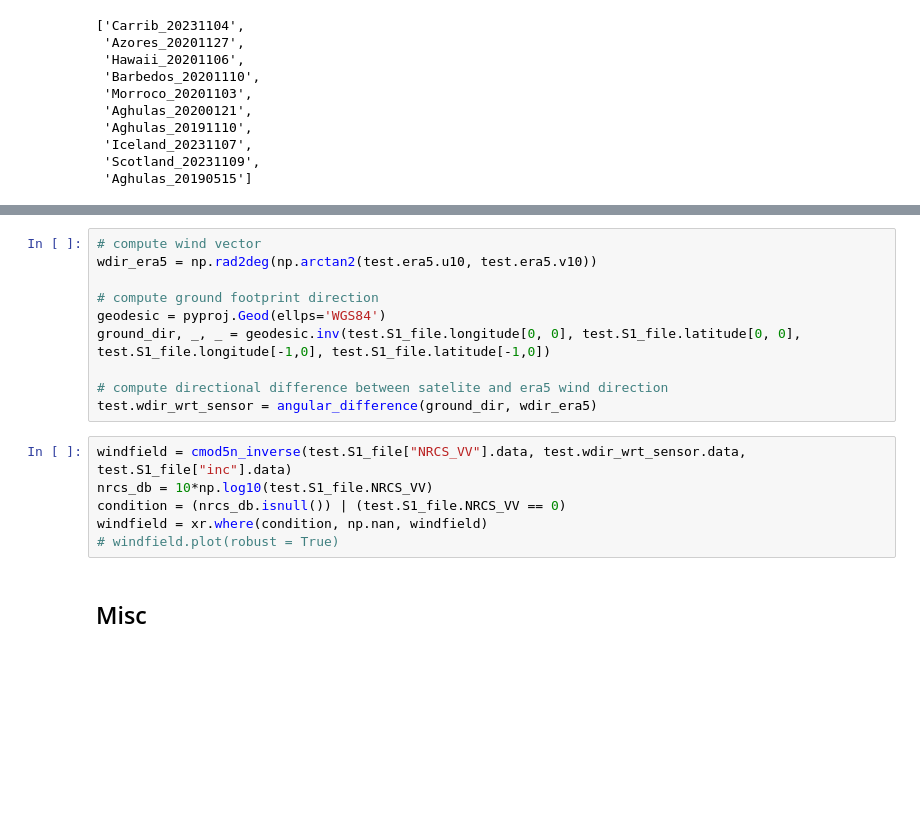
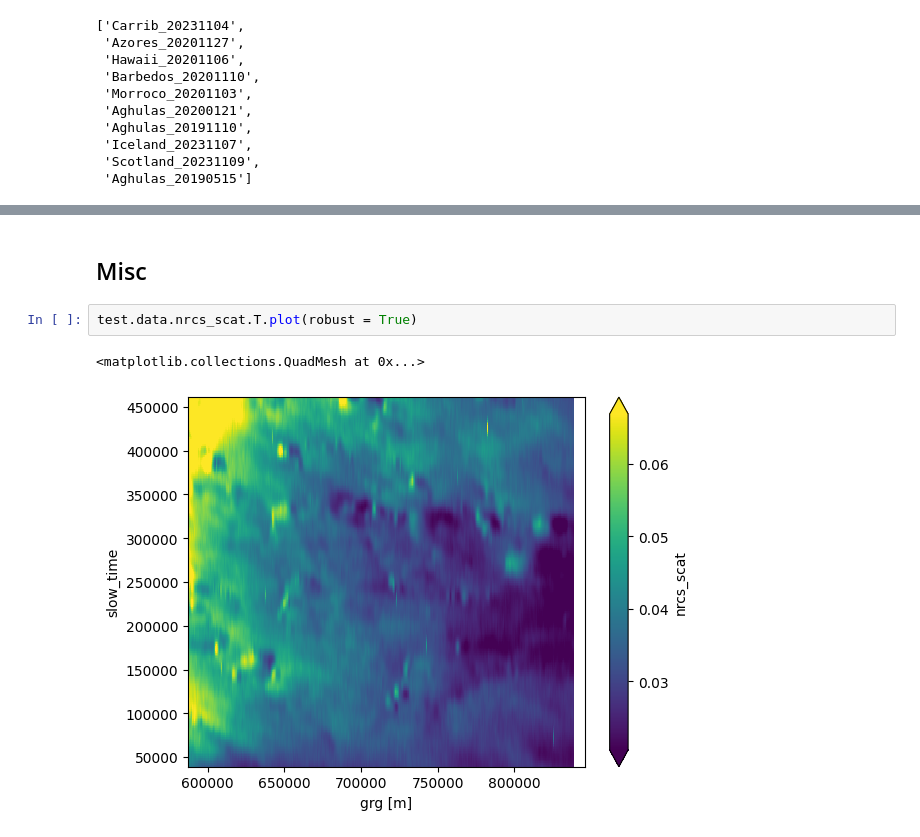
Before and after one commit to owenodriscoll/DopSCA_leakage, a Jupyter notebook: Sentinel1_analyses/process_sentinel1_chain.ipynb, the cells around one changed output, grey strips where cells are left out. Drawn from its saved outputs; the diff is of its cells as text; blank space fills up the shorter version.

```diff
--- a/Sentinel1_analyses/process_sentinel1_chain.ipynb
+++ b/Sentinel1_analyses/process_sentinel1_chain.ipynb
@@ -140,21 +77,10 @@ test.era5 = era5_interp.assign_coords(azimuth_time=era5_subset.azimuth_time, gro
-# %%
-# compute wind vector
-wdir_era5 = np.rad2deg(np.arctan2(test.era5.u10, test.era5.v10))
-
-# compute ground footprint direction
-geodesic = pyproj.Geod(ellps='WGS84')
-ground_dir, _, _ = geodesic.inv(test.S1_file.longitude[0, 0], test.S1_file.latitude[0, 0], test.S1_file.longitude[-1,0], test.S1_file.latitude[-1,0])
-
-# compute directional difference between satelite and era5 wind direction
-test.wdir_wrt_sensor = angular_difference(ground_dir, wdir_era5)
-# %%
-windfield = cmod5n_inverse(test.S1_file["NRCS_VV"].data, test.wdir_wrt_sensor.data, test.S1_file["inc"].data)
-nrcs_db = 10*np.log10(test.S1_file.NRCS_VV)
-condition = (nrcs_db.isnull()) | (test.S1_file.NRCS_VV == 0)
-windfield = xr.where(condition, np.nan, windfield)
-# windfield.plot(robust = True)
 # %% [markdown]
 ## Misc
+# %%
+test.data.nrcs_scat.T.plot(robust = True)
+# %% [output]
+<matplotlib.collections.QuadMesh at 0x...>
+[figure, added]
 # %%
 # test.data.V_leakage_pulse_rg.T.plot(robust = True)
 test.data.nrcs_scat_w_noise.T.plot(robust = True)
```
Also changed, not shown: parts of 10 cells of this notebook, 1 other file.
